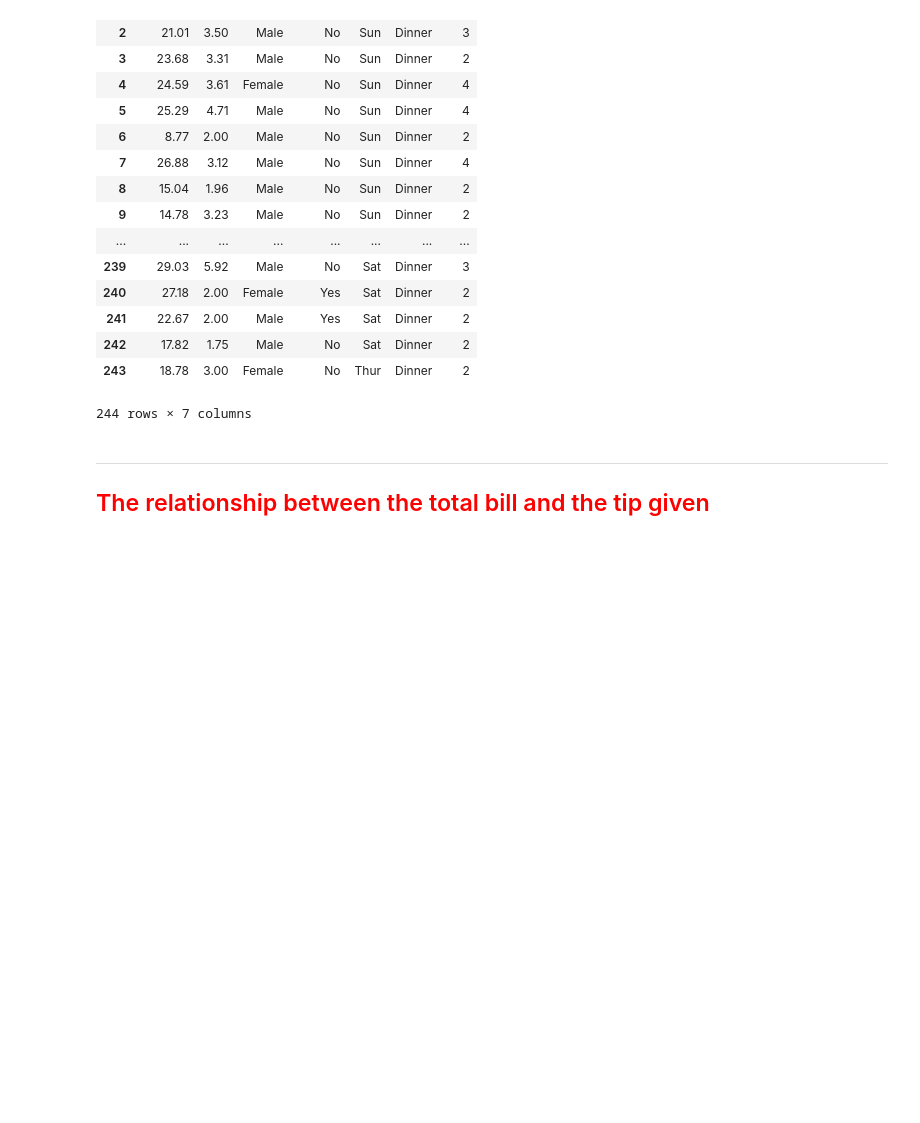
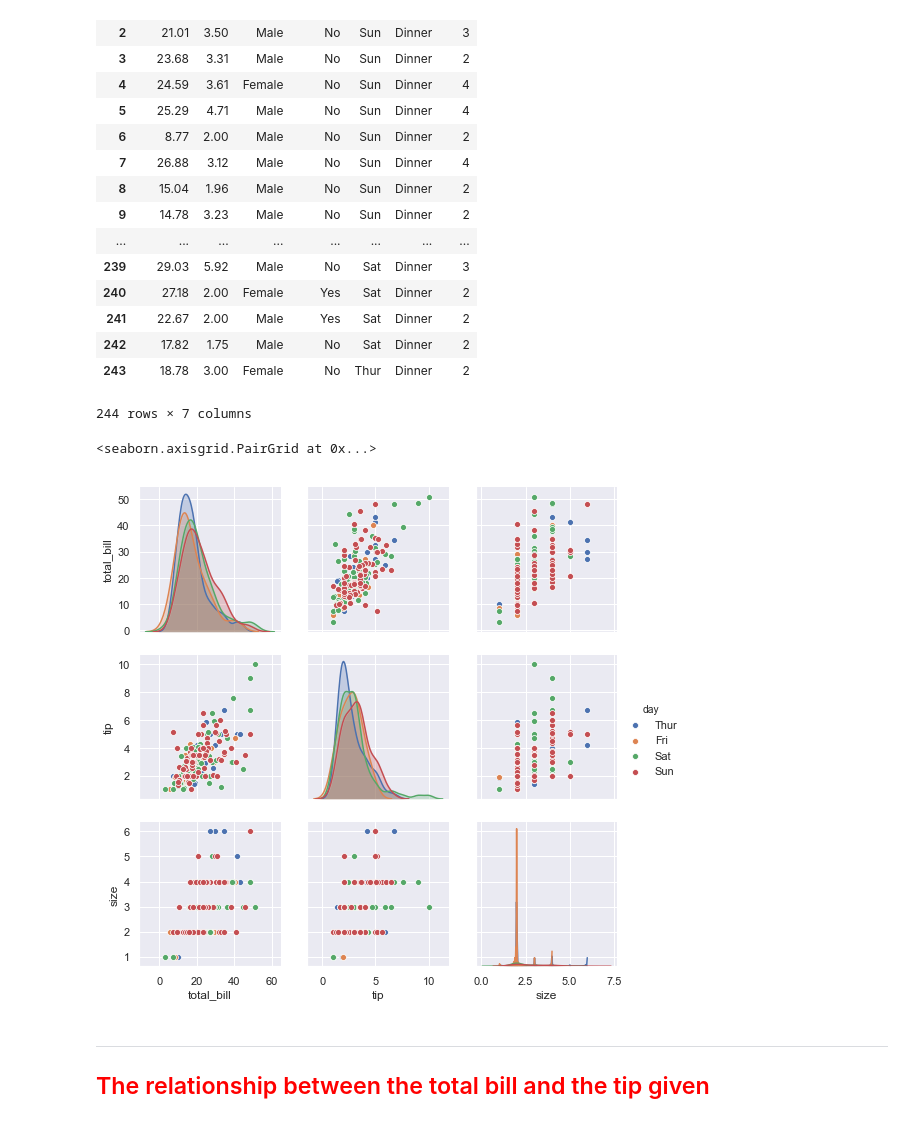
Before and after one commit to EoinStankard/DataAnalysisFundamentals_Assignment, a Jupyter notebook: TipsDataset_Assignment.ipynb, the cells around one changed output. Drawn from its saved outputs; the diff is of its cells as text; code cells hidden in the pictures; blank space fills up the shorter version.

Commit message:
Added a pairplot

```diff
--- a/TipsDataset_Assignment.ipynb
+++ b/TipsDataset_Assignment.ipynb
@@ -62,6 +62,11 @@ tips #Print the tips dataset
 | 242 | 17.82 | 1.75 | Male | No | Sat | Dinner | 2 |
 | 243 | 18.78 | 3.00 | Female | No | Thur | Dinner | 2 |
 244 rows × 7 columns
+# %%
+sns.pairplot(data=tips, hue="day") # Pairplot of the variables total_bill, tip and size on each day
+# %% [output]
+<seaborn.axisgrid.PairGrid at 0x...>
+[figure, added]
 # %% [markdown]
 -------------------------------------------------------------------------------------------------------------------------------
 ## <font color='red'>The relationship between the total bill and the tip given</font>
```
